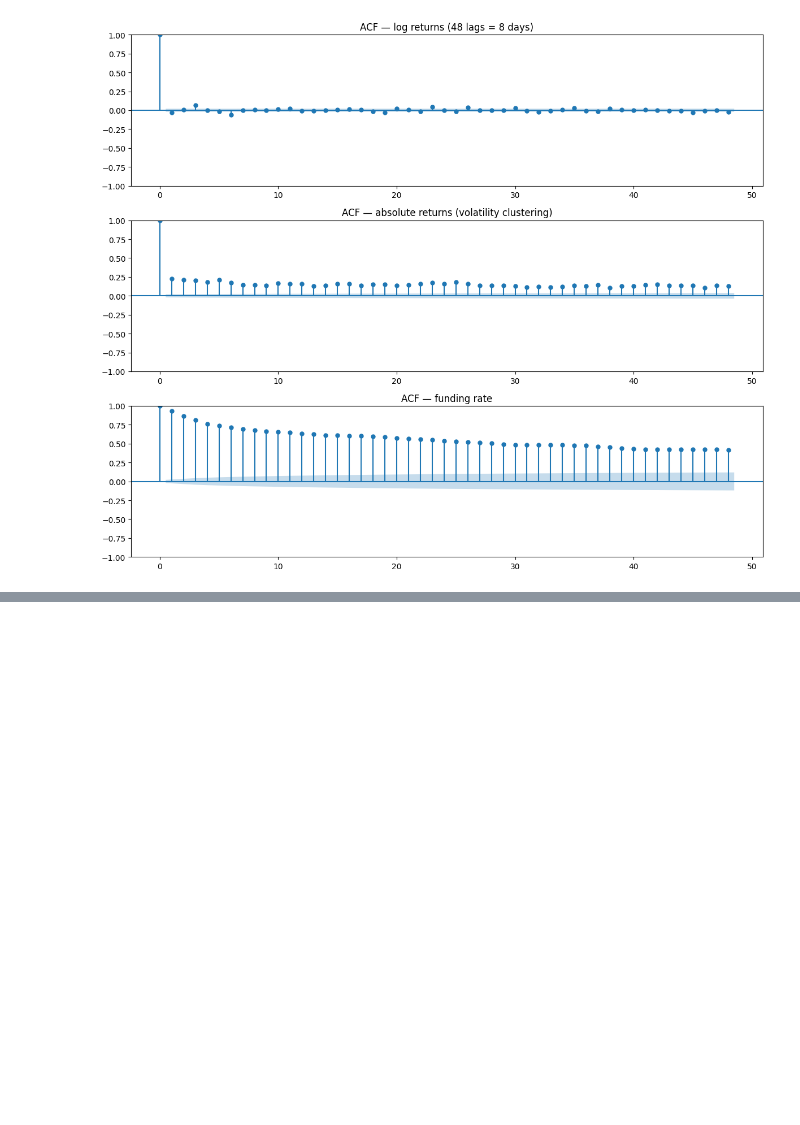
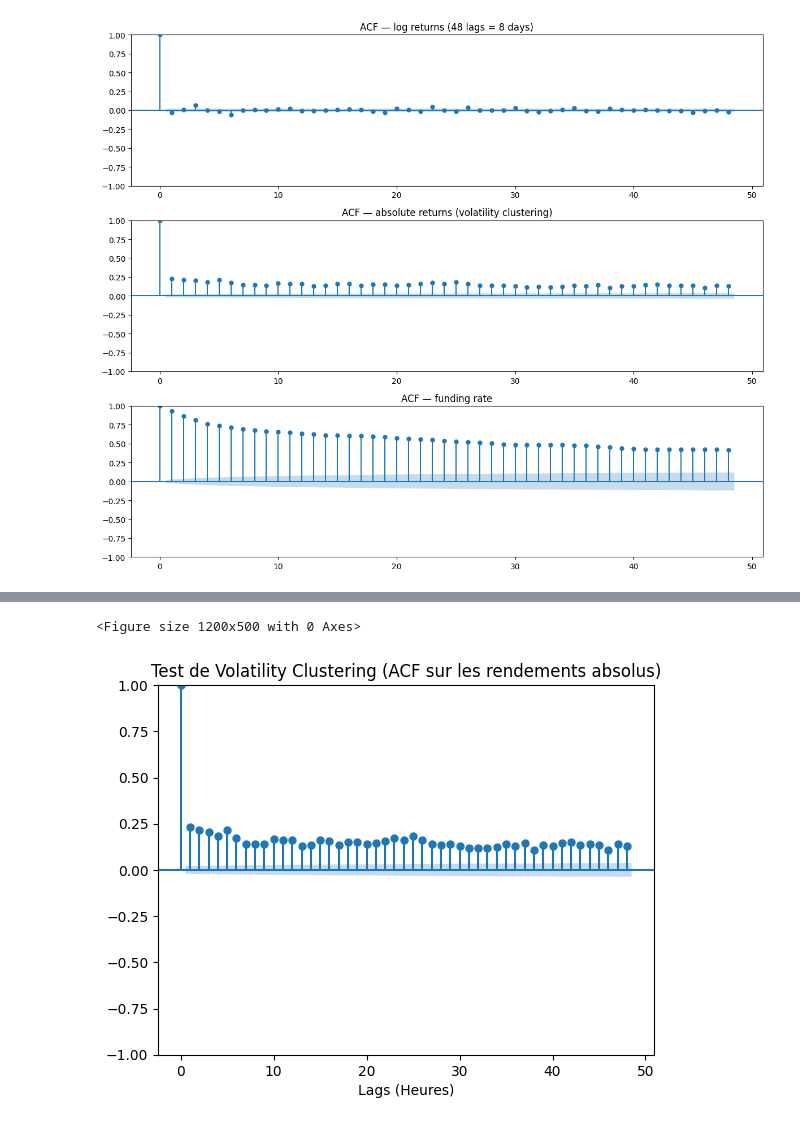
Before and after one commit to Paul-Arnaud-Battandier/ML-for-crypto, a Jupyter notebook: notebooks/JupyNote.ipynb, the cells around one changed output, grey strips where cells are left out. Cells and saved outputs as stored; diff of their text form; code cells hidden in the pictures; blank space fills up the shorter version.

```diff
--- a/notebooks/JupyNote.ipynb
+++ b/notebooks/JupyNote.ipynb
@@ -98,0 +170,12 @@ plt.show()
+# %%
+# On utilise la valeur absolue des rendements pour mesurer l'intensité du mouvement
+abs_ret = df_clean['close_ret'].abs()
+
+plt.figure(figsize=(12, 5))
+plot_acf(abs_ret, lags=48, alpha=0.05)
+plt.title("Test de Volatility Clustering (ACF sur les rendements absolus)")
+plt.xlabel("Lags (Heures)")
+plt.show()
+# %% [output]
+<Figure size 1200x500 with 0 Axes>
+[figure, added]
```
Also changed, not shown: parts of 7 cells of this notebook, 1 other file.
